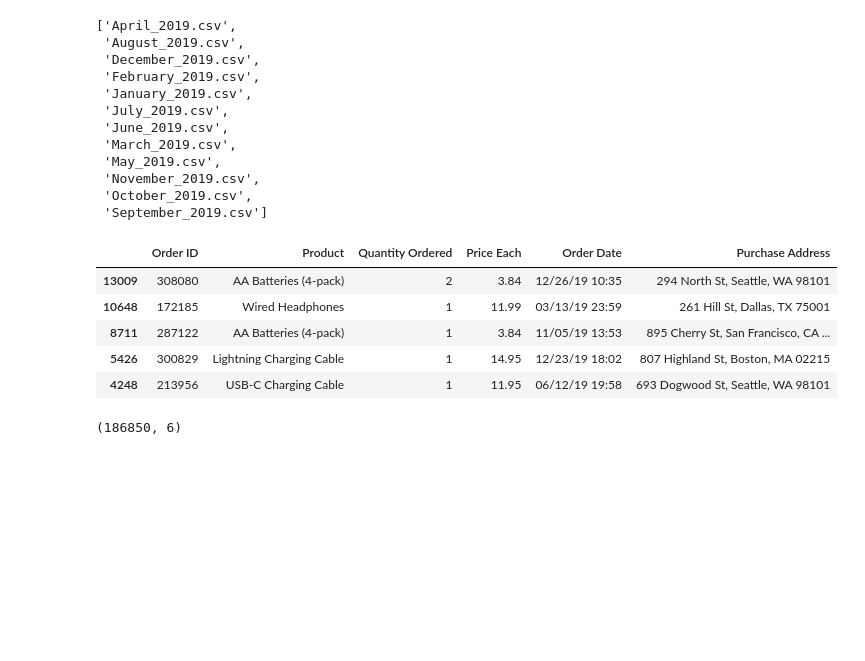
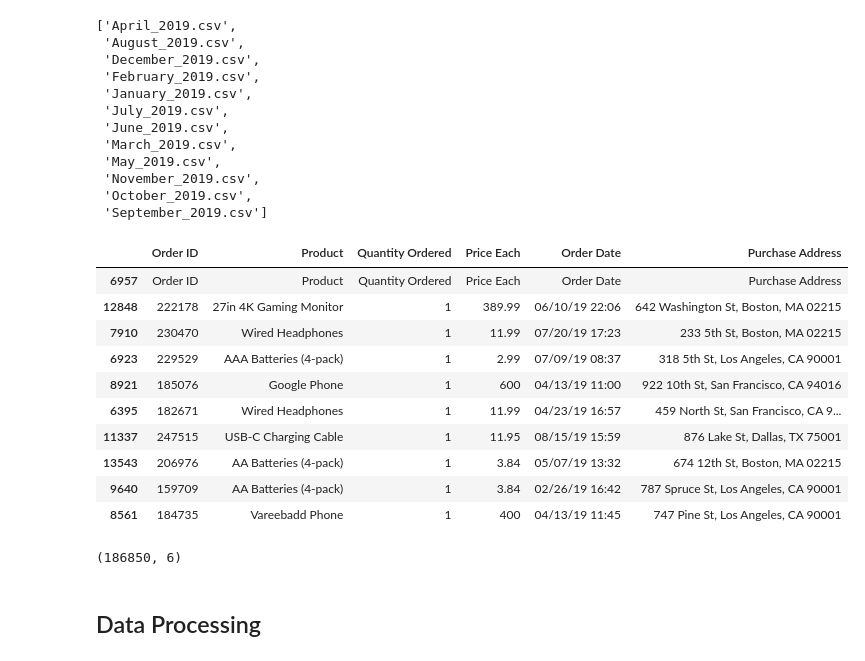
Before and after one commit to mak1710/Sales-Data-Analysis, a Jupyter notebook: Product_Sales_Analysis.ipynb, the cells around one changed output. Drawn from its saved outputs; the diff is of its cells as text; code cells hidden in the pictures; blank space fills up the shorter version.

Commit message:
Updated data analysis file

```diff
--- a/Product_Sales_Analysis.ipynb
+++ b/Product_Sales_Analysis.ipynb
@@ -31,15 +36,22 @@ for file in filenames:
   entire_dataset = pd.concat([entire_dataset , df])
 # %%
 data = entire_dataset
-data.sample(5)
+data.sample(10)
 # %% [output]
 |  | Order ID | Product | Quantity Ordered | Price Each | Order Date | Purchase Address |
-| 13009 | 308080 | AA Batteries (4-pack) | 2 | 3.84 | 12/26/19 10:35 | 294 North St, Seattle, WA 98101 |
-| 10648 | 172185 | Wired Headphones | 1 | 11.99 | 03/13/19 23:59 | 261 Hill St, Dallas, TX 75001 |
-| 8711 | 287122 | AA Batteries (4-pack) | 1 | 3.84 | 11/05/19 13:53 | 895 Cherry St, San Francisco, CA ... |
-| 5426 | 300829 | Lightning Charging Cable | 1 | 14.95 | 12/23/19 18:02 | 807 Highland St, Boston, MA 02215 |
-| 4248 | 213956 | USB-C Charging Cable | 1 | 11.95 | 06/12/19 19:58 | 693 Dogwood St, Seattle, WA 98101 |
+| 6957 | Order ID | Product | Quantity Ordered | Price Each | Order Date | Purchase Address |
+| 12848 | 222178 | 27in 4K Gaming Monitor | 1 | 389.99 | 06/10/19 22:06 | 642 Washington St, Boston, MA 02215 |
+| 7910 | 230470 | Wired Headphones | 1 | 11.99 | 07/20/19 17:23 | 233 5th St, Boston, MA 02215 |
+| 6923 | 229529 | AAA Batteries (4-pack) | 1 | 2.99 | 07/09/19 08:37 | 318 5th St, Los Angeles, CA 90001 |
+| 8921 | 185076 | Google Phone | 1 | 600 | 04/13/19 11:00 | 922 10th St, San Francisco, CA 94016 |
+| 6395 | 182671 | Wired Headphones | 1 | 11.99 | 04/23/19 16:57 | 459 North St, San Francisco, CA 9... |
+| 11337 | 247515 | USB-C Charging Cable | 1 | 11.95 | 08/15/19 15:59 | 876 Lake St, Dallas, TX 75001 |
+| 13543 | 206976 | AA Batteries (4-pack) | 1 | 3.84 | 05/07/19 13:32 | 674 12th St, Boston, MA 02215 |
+| 9640 | 159709 | AA Batteries (4-pack) | 1 | 3.84 | 02/26/19 16:42 | 787 Spruce St, Los Angeles, CA 90001 |
+| 8561 | 184735 | Vareebadd Phone | 1 | 400 | 04/13/19 11:45 | 747 Pine St, Los Angeles, CA 90001 |
 # %%
 data.shape
 # %% [output]
 (186850, 6)
+# %% [markdown]
+## Data Processing
```
Also changed, not shown: parts of 83 cells of this notebook.
